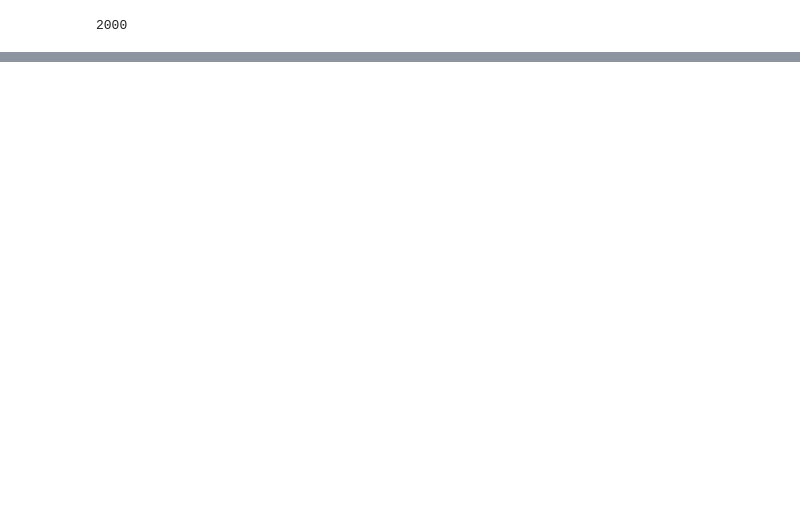
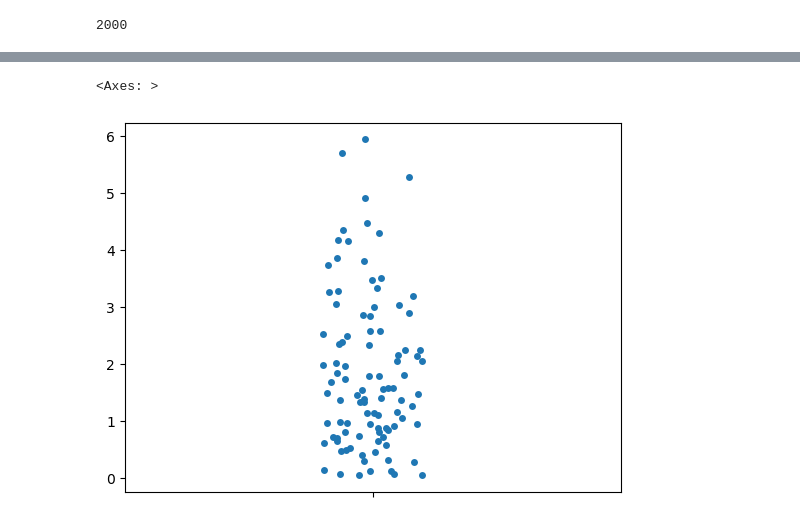
Before and after one commit to madeline13/compassion_sim, a Jupyter notebook: computer_compassion_life.ipynb, the cells around one changed output, grey strips where cells are left out. Drawn from its saved outputs; the diff is of its cells as text; code cells hidden in the pictures; blank space fills up the shorter version.

```diff
--- a/computer_compassion_life.ipynb
+++ b/computer_compassion_life.ipynb
@@ -509,0 +266,14 @@ plt.show()
+# %%
+#introduce noise from Helper, Hinderer
+clean_signal = pd.DataFrame(df, columns = ('x_step', 'y_step'), dtype=float)
+
+result = map(lambda x, y: abs(x + y), a_trainrange, b_trainrange)
+d = list(result)
+mu, sigma = 0, d
+
+noise = np.random.normal(mu, sigma, [99, 2])
+signal = clean_signal + noise
+
+signal_array = np.array(signal)
+signal_df = pd.DataFrame(signal_array, columns = ('x_step', 'y_step'), dtype=float)
+signal_df
@@ -509,0 +294,8 @@ plt.show()
+# %%
+#I need difference between clean and helped/harmed to train my model
+effects_df = pd.DataFrame(signal_array, columns = ('x_step_w_effect', 'y_step_w_effect'), dtype = float)
+effects_df
+#column helped, columns effect of help/harm on x_step:y_step
+#compare clean_signal, with x_step:y_step
+df1 = pd.concat([clean_signal, effects_df], axis = 1)
+df1
@@ -509,0 +329,8 @@ plt.show()
+# %%
+#the basic algorithm for the weights
+iteredx = np.where(df1['x_step_w_effect'] < 0, abs(df1['x_step'])*10, (df1['x_step_w_effect']) + abs(df1['x_step']))
+print(iteredx)
+## this weighting, or sigmoid, make resource allocation much more uneven (1/df1['x_step'])
+##squaring the log clusters at bottom of dist.
+
+##squaring represents outside resources--this is illegal in survival situations, and it tends to prioritize few over others
@@ -509,0 +355,5 @@ plt.show()
+# %%
+sns.stripplot(data=iteredx)
+# %% [output]
+<Axes: >
+[figure, added]
```
Also changed, not shown: parts of 63 cells of this notebook.
